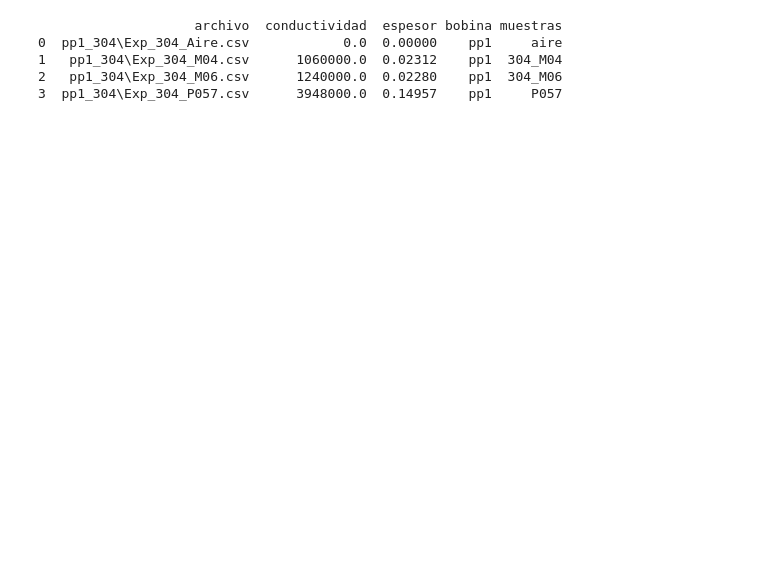
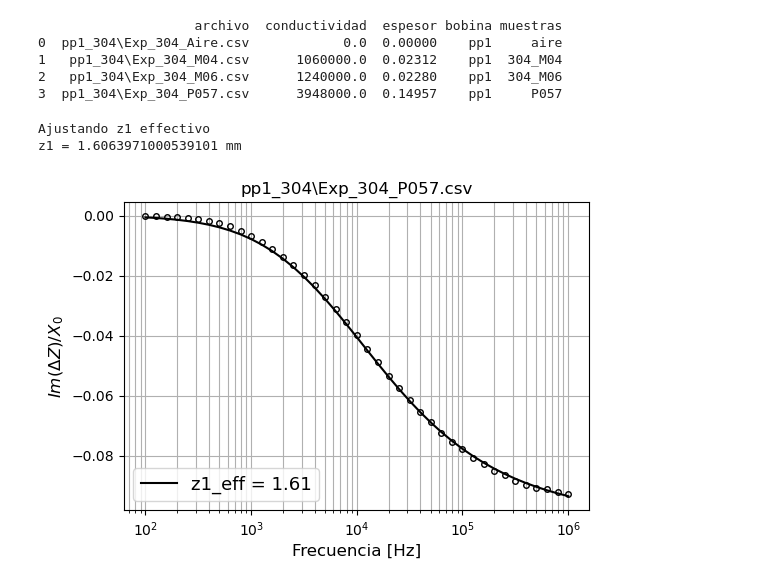
Before and after one commit to carabedo/iamend_test, a Jupyter notebook: test iamend 23.ipynb, the cells around one changed output. Saved outputs shown, nothing was run; the diff lists cells and outputs as text; code cells hidden in the pictures; blank space fills up the shorter version.

```diff
--- a/test iamend 23.ipynb
+++ b/test iamend 23.ipynb
@@ -1,10 +1,16 @@
 # %%
 import iamend_ci as ci
 # %%
-exp1=ci.exp('C:\\Users\\TodosC2\\Documents\\GitHub\\iamend_ci\\datos\\pp1_304')
+exp0=ci.exp('C:\\Users\\TodosC2\\Documents\\GitHub\\iamend_ci\\datos\\pp1_304')
 # %% [output]
                     archivo  conductividad  espesor bobina muestras
 0  pp1_304\Exp_304_Aire.csv            0.0  0.00000    pp1     aire
 1   pp1_304\Exp_304_M04.csv      1060000.0  0.02312    pp1  304_M04
 2   pp1_304\Exp_304_M06.csv      1240000.0  0.02280    pp1  304_M06
 3  pp1_304\Exp_304_P057.csv      3948000.0  0.14957    pp1     P057
+# %%
+exp0.fitmues()
+# %% [output]
+Ajustando z1 effectivo
+z1 = 1.6063971000539101 mm
+[figure, added]
```
Also changed, not shown: parts of 47 cells of this notebook, 15 other files.
